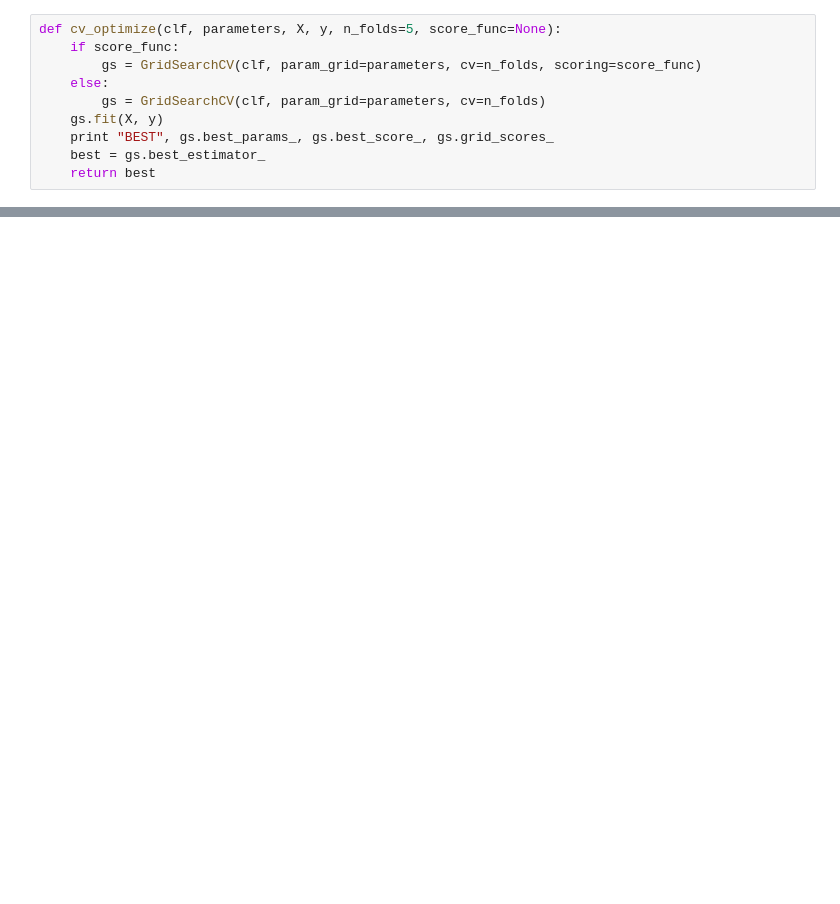
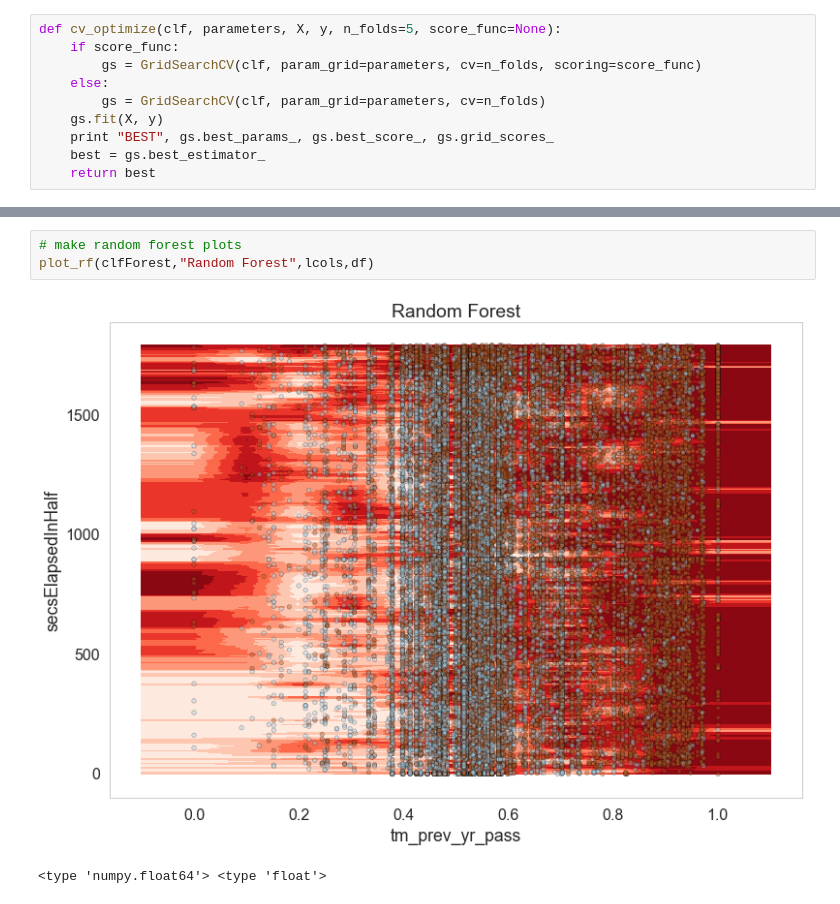
Before and after one commit to mdgoldberg/playprediction, a Jupyter notebook: proj_func.ipynb, the cells around one changed output, grey strips where cells are left out. Cells and saved outputs as stored; diff of their text form; blank space fills up the shorter version.

```diff
--- a/proj_func.ipynb
+++ b/proj_func.ipynb
@@ -311,0 +239,6 @@ clfGB = gradboost(df,lcols,mask)
+# %%
+# make random forest plots
+plot_rf(clfForest,"Random Forest",lcols,df)
+# %% [output]
+[figure, added]
+<type 'numpy.float64'> <type 'float'>
```
Also changed, not shown: parts of 39 cells of this notebook.
